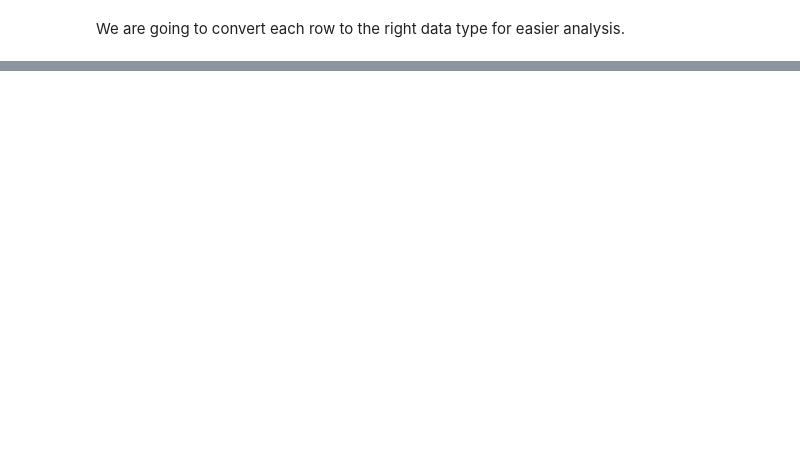
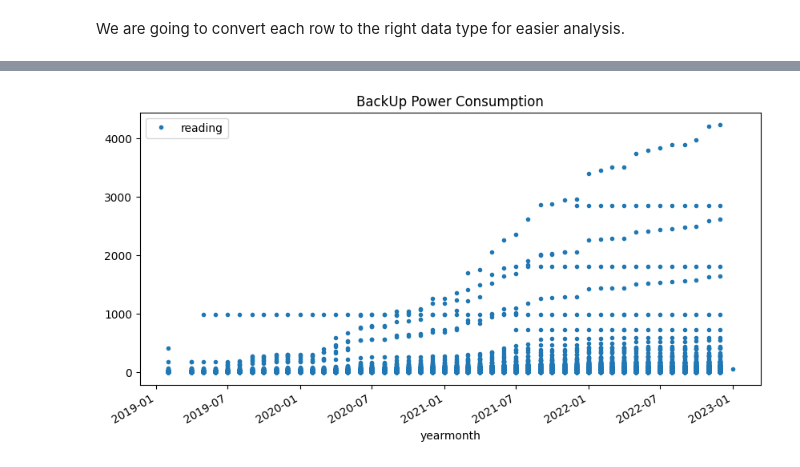
Before and after one commit to Sean-Miningah/UtilitiesAnalytics, a Jupyter notebook: Analysis and Modelling.ipynb, the cells around one changed output, grey strips where cells are left out. Saved outputs shown, nothing was run; the diff lists cells and outputs as text; code cells hidden in the pictures; blank space fills up the shorter version.

```diff
--- a/Analysis and Modelling.ipynb
+++ b/Analysis and Modelling.ipynb
@@ -188,0 +238,10 @@ for i in data.columns:
+# %%
+backuppower_data.plot(
+    y='reading',
+    style='.',
+        figsize=(10, 5),
+        color=color_pal[0],
+        title='BackUp Power Consumption')
+plt.show()
+# %% [output]
+[figure, added]
```
Also changed, not shown: parts of 23 cells of this notebook.
